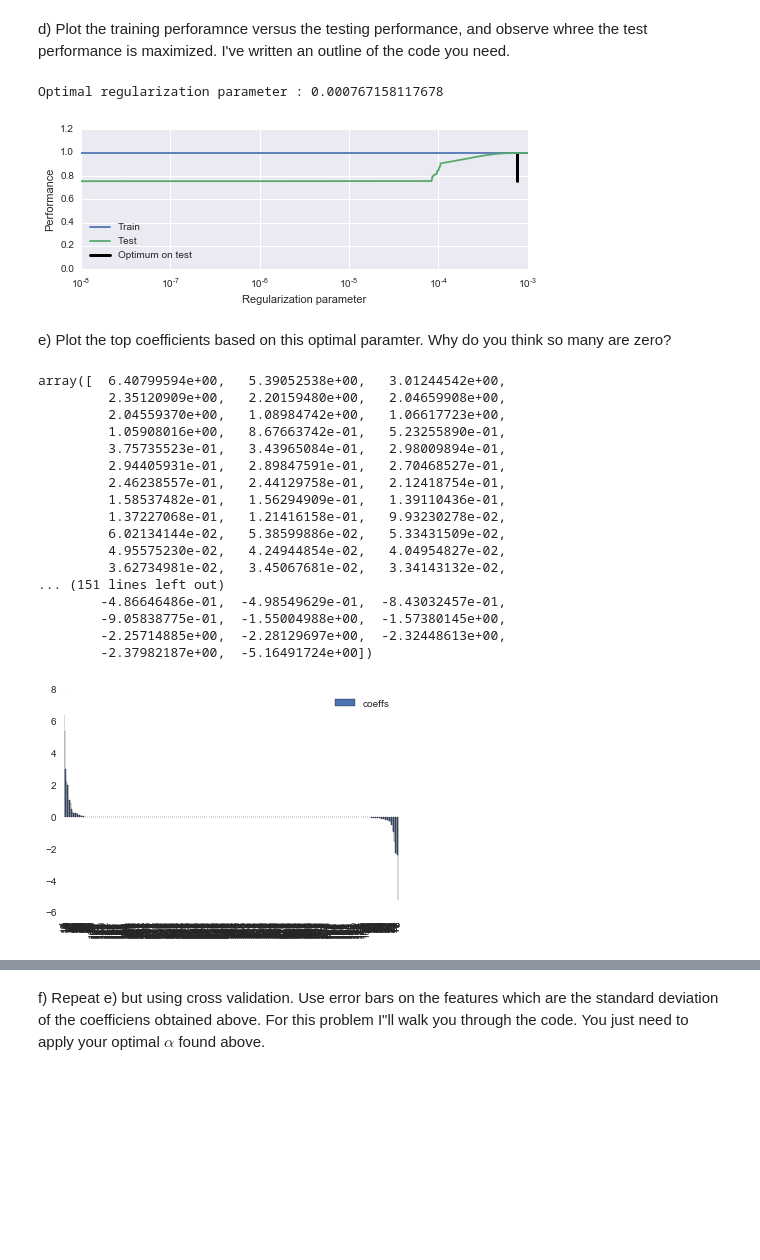
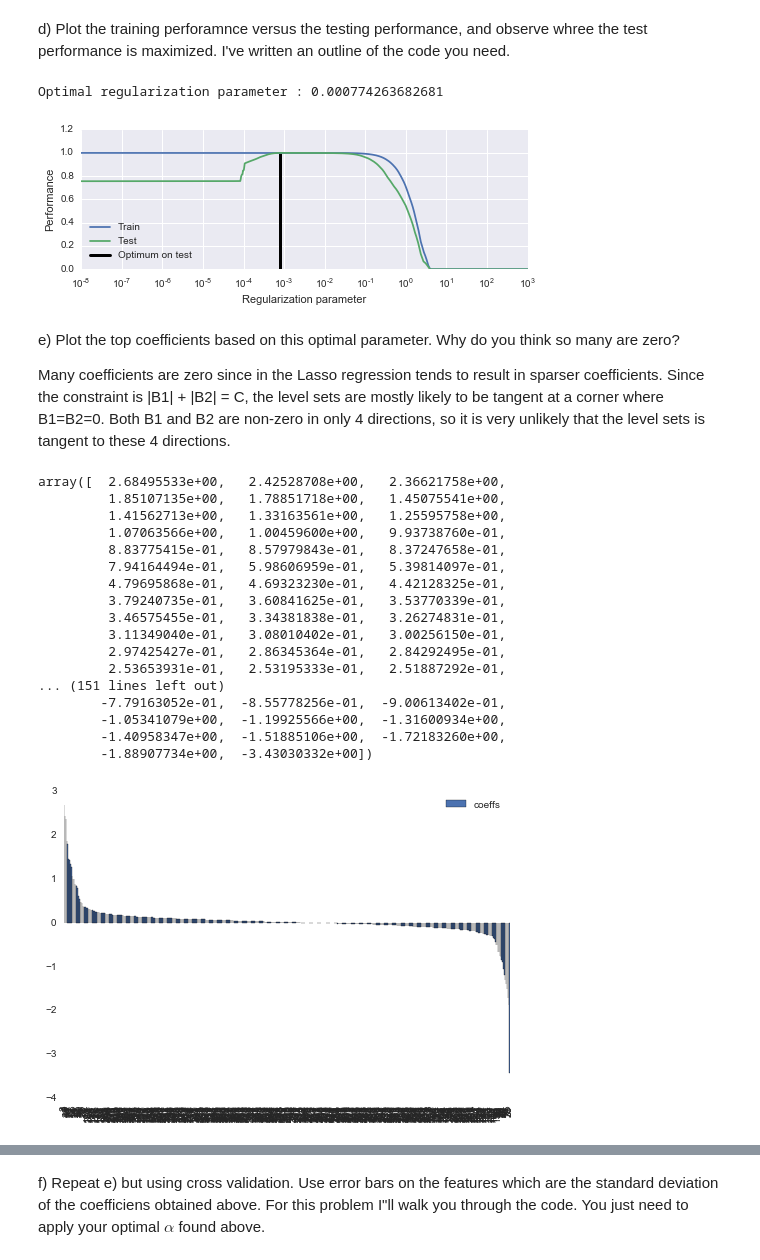
Before and after one commit to Columbia-Intro-Data-Science/python-introduction-rdpunjabi, a Jupyter notebook: Homework 2 - Regularization with Lasso .ipynb, the cells around one changed output, grey strips where cells are left out. Saved outputs shown, nothing was run; the diff lists cells and outputs as text; code cells hidden in the pictures; blank space fills up the shorter version.

```diff
--- a/Homework 2 - Regularization with Lasso .ipynb
+++ b/Homework 2 - Regularization with Lasso .ipynb
@@ -60,40 +60,43 @@ y_train = y[0:int(size*0.8)]
 y_test = y[int(size*0.8):]
 
 # Create linear regression object
-alphas = np.logspace(-8,-3,1000)
+alphas = np.logspace(-8,3,1000)
 
 train_errors=[]
 test_errors=[]
 
 for alpha in alphas:
     regr = Lasso(alpha=alpha)
 
     # Train the model using the training sets
     regr.fit(X_train, y_train)
     train_errors.append(regr.score(X_train, y_train))
     test_errors.append(regr.score(X_test, y_test))
 
 i_alpha_optim=np.argmax(test_errors)
 alpha_optim = alphas[i_alpha_optim]
 print("Optimal regularization parameter : %s" % alpha_optim)
 
 # part d
 plt.semilogx(alphas, train_errors, label='Train')
 plt.semilogx(alphas, test_errors, label='Test')
 plt.vlines(alpha_optim, plt.ylim()[0], np.max(test_errors), color='k',
            linewidth=3, label='Optimum on test')
 plt.legend(loc='lower left')
 plt.ylim([0, 1.2])
 plt.xlabel('Regularization parameter')
 plt.ylabel('Performance')
 
 plt.show()
 # %% [output]
-Optimal regularization parameter : 0.000767158117678
+Optimal regularization parameter : 0.000774263682681
-[figure, old version]
+[figure, new version]
-# %% [markdown]
-e) Plot the top coefficients based on this optimal paramter. Why do you think so many are zero?
+# %% [markdown]
+e) Plot the top coefficients based on this optimal parameter. Why do you think so many are zero?
+
+Many coefficients are zero since in the Lasso regression tends to result in sparser coefficients. Since the constraint is |B1| + |B2| = C, the level sets are mostly likely to be tangent at a corner where B1=B2=0. Both B1 and B2 are non-zero in only 4 directions, so it is very unlikely that the level sets is tangent to these 4 directions.
 # %%
+# part e
 regr = Lasso(alpha=alphas[alpha_optim])
 regr.fit(X_train,y_train)
 regr.coef_
@@ -105,24 +108,24 @@ df_coeffs=df_coeffs.sort(['coeffs'])
 df_coeffs[::-1].plot(y='coeffs',kind='bar')
 df_coeffs[::-1]['coeffs'].values
 # %% [output]
-array([  6.40799594e+00,   5.39052538e+00,   3.01244542e+00,
-         2.35120909e+00,   2.20159480e+00,   2.04659908e+00,
-         2.04559370e+00,   1.08984742e+00,   1.06617723e+00,
-         1.05908016e+00,   8.67663742e-01,   5.23255890e-01,
-         3.75735523e-01,   3.43965084e-01,   2.98009894e-01,
-         2.94405931e-01,   2.89847591e-01,   2.70468527e-01,
-         2.46238557e-01,   2.44129758e-01,   2.12418754e-01,
-         1.58537482e-01,   1.56294909e-01,   1.39110436e-01,
-         1.37227068e-01,   1.21416158e-01,   9.93230278e-02,
-         6.02134144e-02,   5.38599886e-02,   5.33431509e-02,
-         4.95575230e-02,   4.24944854e-02,   4.04954827e-02,
-         3.62734981e-02,   3.45067681e-02,   3.34143132e-02,
+array([  2.68495533e+00,   2.42528708e+00,   2.36621758e+00,
+         1.85107135e+00,   1.78851718e+00,   1.45075541e+00,
+         1.41562713e+00,   1.33163561e+00,   1.25595758e+00,
+         1.07063566e+00,   1.00459600e+00,   9.93738760e-01,
+         8.83775415e-01,   8.57979843e-01,   8.37247658e-01,
+         7.94164494e-01,   5.98606959e-01,   5.39814097e-01,
+         4.79695868e-01,   4.69323230e-01,   4.42128325e-01,
+         3.79240735e-01,   3.60841625e-01,   3.53770339e-01,
+         3.46575455e-01,   3.34381838e-01,   3.26274831e-01,
+         3.11349040e-01,   3.08010402e-01,   3.00256150e-01,
+         2.97425427e-01,   2.86345364e-01,   2.84292495e-01,
+         2.53653931e-01,   2.53195333e-01,   2.51887292e-01,
 ... (151 lines left out)
-        -4.86646486e-01,  -4.98549629e-01,  -8.43032457e-01,
-        -9.05838775e-01,  -1.55004988e+00,  -1.57380145e+00,
-        -2.25714885e+00,  -2.28129697e+00,  -2.32448613e+00,
-        -2.37982187e+00,  -5.16491724e+00])
+        -7.79163052e-01,  -8.55778256e-01,  -9.00613402e-01,
+        -1.05341079e+00,  -1.19925566e+00,  -1.31600934e+00,
+        -1.40958347e+00,  -1.51885106e+00,  -1.72183260e+00,
+        -1.88907734e+00,  -3.43030332e+00])
-[figure, old version]
+[figure, new version]
 # %% [markdown]
 f) Compute the $R^2$ with the optimal coefficient found above on 5 folds using cross_val_score and plot the
 results. Does the model work well on all random subsets?
```
Also changed, not shown: parts of 4 cells of this notebook.
